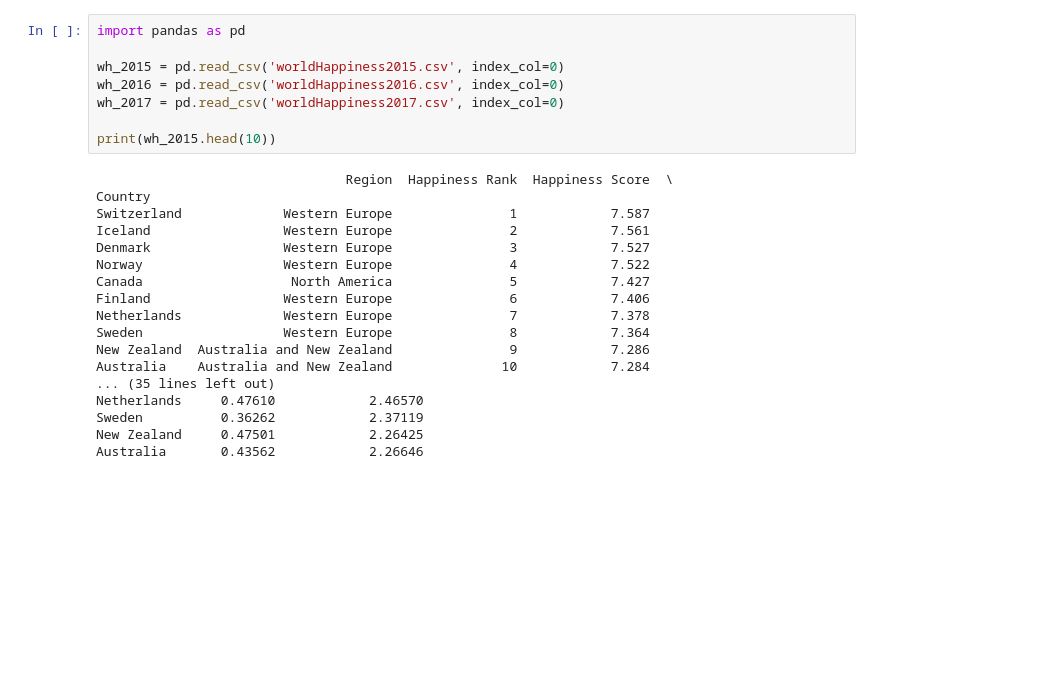
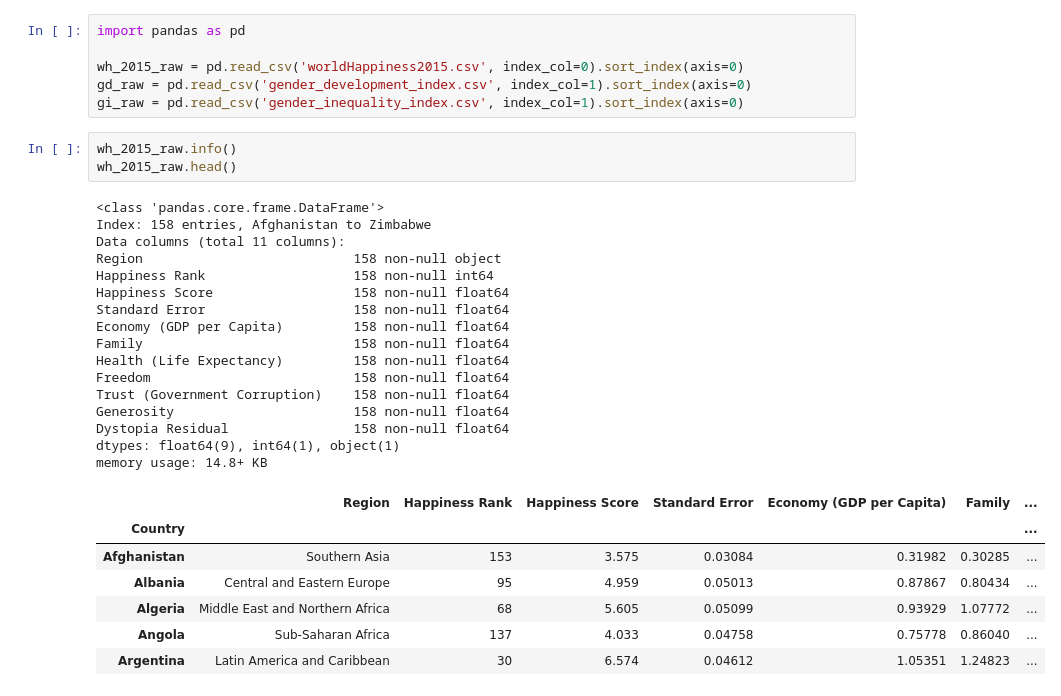
Before and after one commit to nina-driver/Springboard-Capstone-Project-1, a Jupyter notebook: Data Wrangling.ipynb, the cells around one changed output. Cells and saved outputs as stored; diff of their text form; blank space fills up the shorter version.

```diff
--- a/Data Wrangling.ipynb
+++ b/Data Wrangling.ipynb
@@ -1,26 +1,33 @@
 # %%
 import pandas as pd
 
-wh_2015 = pd.read_csv('worldHappiness2015.csv', index_col=0)
-wh_2016 = pd.read_csv('worldHappiness2016.csv', index_col=0)
-wh_2017 = pd.read_csv('worldHappiness2017.csv', index_col=0)
-
-print(wh_2015.head(10))
+wh_2015_raw = pd.read_csv('worldHappiness2015.csv', index_col=0).sort_index(axis=0)
+gd_raw = pd.read_csv('gender_development_index.csv', index_col=1).sort_index(axis=0)
+gi_raw = pd.read_csv('gender_inequality_index.csv', index_col=1).sort_index(axis=0)
-# %% [output]
-                                Region  Happiness Rank  Happiness Score  \
-Country
-Switzerland             Western Europe               1            7.587
-Iceland                 Western Europe               2            7.561
-Denmark                 Western Europe               3            7.527
-Norway                  Western Europe               4            7.522
-Canada                   North America               5            7.427
-Finland                 Western Europe               6            7.406
-Netherlands             Western Europe               7            7.378
-Sweden                  Western Europe               8            7.364
-New Zealand  Australia and New Zealand               9            7.286
-Australia    Australia and New Zealand              10            7.284
-... (35 lines left out)
-Netherlands     0.47610            2.46570
-Sweden          0.36262            2.37119
-New Zealand     0.47501            2.26425
-Australia       0.43562            2.26646
+# %%
+wh_2015_raw.info()
+wh_2015_raw.head()
+# %% [output]
+<class 'pandas.core.frame.DataFrame'>
+Index: 158 entries, Afghanistan to Zimbabwe
+Data columns (total 11 columns):
+Region                           158 non-null object
+Happiness Rank                   158 non-null int64
+Happiness Score                  158 non-null float64
+Standard Error                   158 non-null float64
+Economy (GDP per Capita)         158 non-null float64
+Family                           158 non-null float64
+Health (Life Expectancy)         158 non-null float64
+Freedom                          158 non-null float64
+Trust (Government Corruption)    158 non-null float64
+Generosity                       158 non-null float64
+Dystopia Residual                158 non-null float64
+dtypes: float64(9), int64(1), object(1)
+memory usage: 14.8+ KB
+|  | Region | Happiness Rank | Happiness Score | Standard Error | Economy (GDP per Capita) | Family | ... |
+| Country |  |  |  |  |  |  | ... |
+| Afghanistan | Southern Asia | 153 | 3.575 | 0.03084 | 0.31982 | 0.30285 | ... |
+| Albania | Central and Eastern Europe | 95 | 4.959 | 0.05013 | 0.87867 | 0.80434 | ... |
+| Algeria | Middle East and Northern Africa | 68 | 5.605 | 0.05099 | 0.93929 | 1.07772 | ... |
+| Angola | Sub-Saharan Africa | 137 | 4.033 | 0.04758 | 0.75778 | 0.86040 | ... |
+| Argentina | Latin America and Caribbean | 30 | 6.574 | 0.04612 | 1.05351 | 1.24823 | ... |
```
Also changed, not shown: parts of 8 cells of this notebook.
